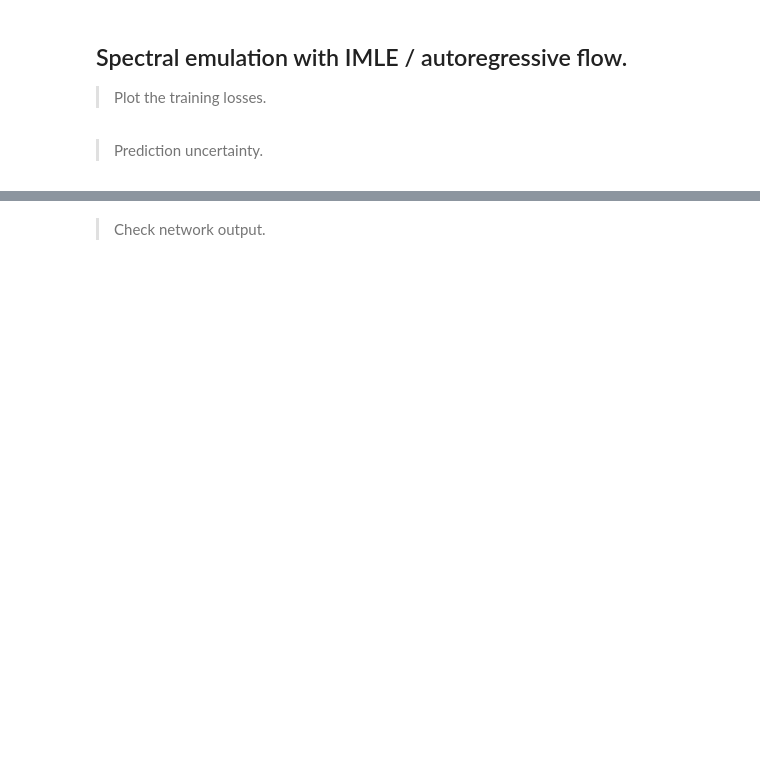
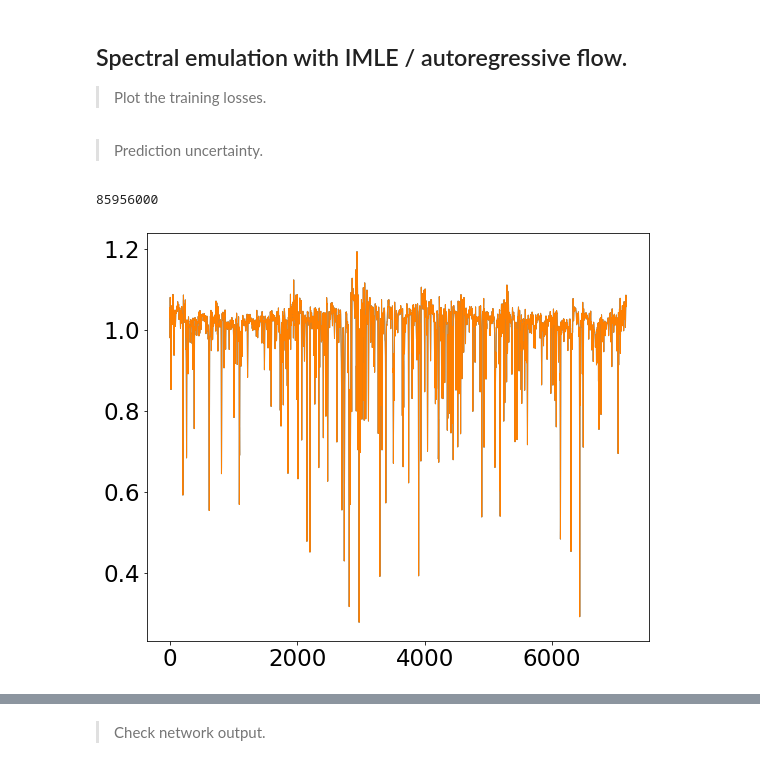
Before and after one commit to tingyuansen/IMLE_on_Galaxy_Images, a Jupyter notebook: IMLE.ipynb, the cells around one changed output, grey strips where cells are left out. Saved outputs shown, nothing was run; the diff lists cells and outputs as text; code cells hidden in the pictures; blank space fills up the shorter version.

```diff
--- a/IMLE.ipynb
+++ b/IMLE.ipynb
@@ -302,6 +302,16 @@ ax.set_yscale('log')
 plt.plot(mse_err_array)
 # %% [markdown]
 > Prediction uncertainty.
+# %%
+
+predict_flux_array = np.load("../predict_flux_array.npy")
+plt.plot(predict_flux_array[:7163])
+
+plt.plot(predict_flux_array[0,:])
+print(predict_flux_array.size)
+# %% [output]
+85956000
+[figure, added]
 # %%
 # restore wavelength
 temp = np.load("../apogee_windows.npz")
```
Also changed, not shown: parts of 1 cell of this notebook, 1 other file.
